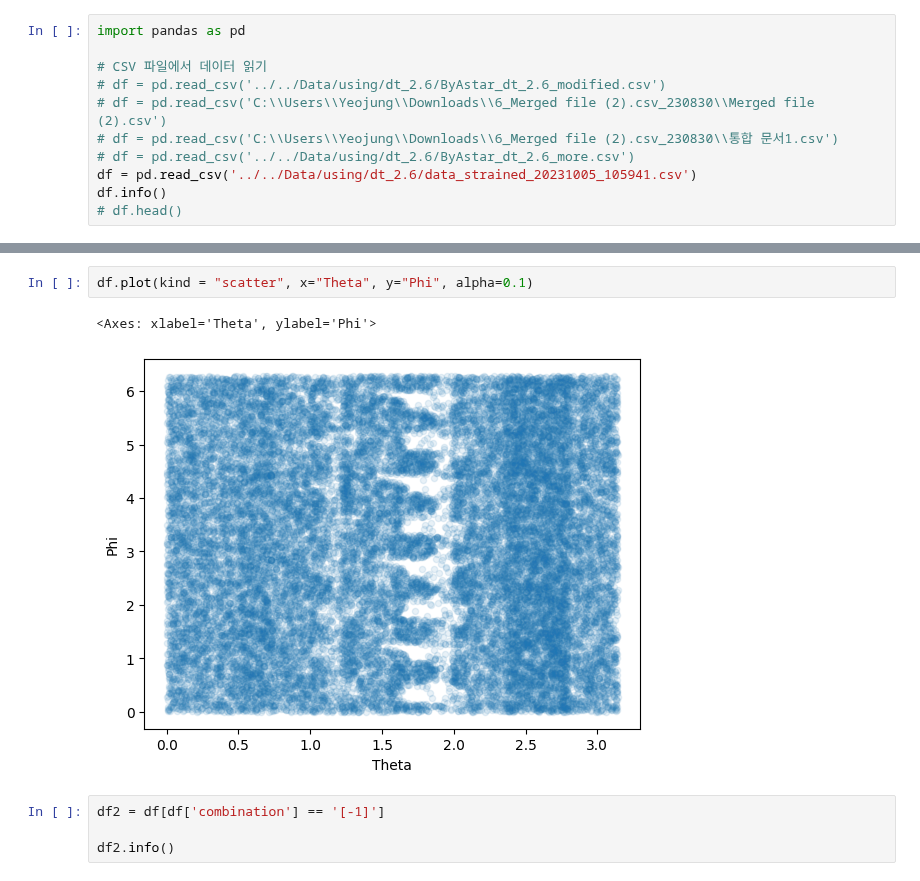
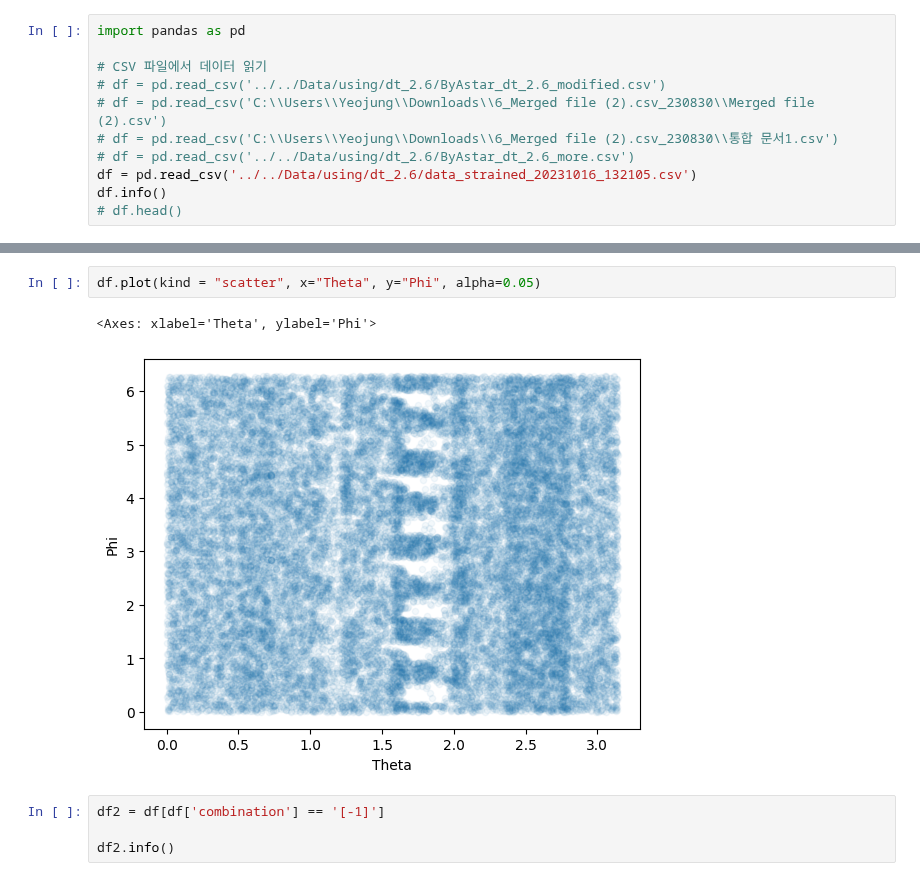
Before and after one commit to NostalgicJ/Quantum_2023, a Jupyter notebook: RNN_Practice/Final_Results/Data_Confirm.ipynb, the cells around one changed output, grey strips where cells are left out. Saved outputs shown, nothing was run; the diff lists cells and outputs as text.

```diff
--- a/RNN_Practice/Final_Results/Data_Confirm.ipynb
+++ b/RNN_Practice/Final_Results/Data_Confirm.ipynb
@@ -6,7 +6,7 @@ import pandas as pd
 # df = pd.read_csv('C:\\Users\\Yeojung\\Downloads\\6_Merged file (2).csv_230830\\Merged file (2).csv')
 # df = pd.read_csv('C:\\Users\\Yeojung\\Downloads\\6_Merged file (2).csv_230830\\통합 문서1.csv')
 # df = pd.read_csv('../../Data/using/dt_2.6/ByAstar_dt_2.6_more.csv')
-df = pd.read_csv('../../Data/using/dt_2.6/data_strained_20231005_105941.csv')
+df = pd.read_csv('../../Data/using/dt_2.6/data_strained_20231016_132105.csv')
 df.info()
 # df.head()
 # %% [output]
@@ -58,8 +58,8 @@ array([[<Axes: title={'center': 'gate length'}>,
 # %%
-df.plot(kind = "scatter", x="Theta", y="Phi", alpha=0.1)
+df.plot(kind = "scatter", x="Theta", y="Phi", alpha=0.05)
 # %% [output]
 <Axes: xlabel='Theta', ylabel='Phi'>
-[figure, old version]
+[figure, new version]
 # %%
 df2 = df[df['combination'] == '[-1]']
 
```
Also changed, not shown: parts of 6 cells of this notebook, 26 other files.
